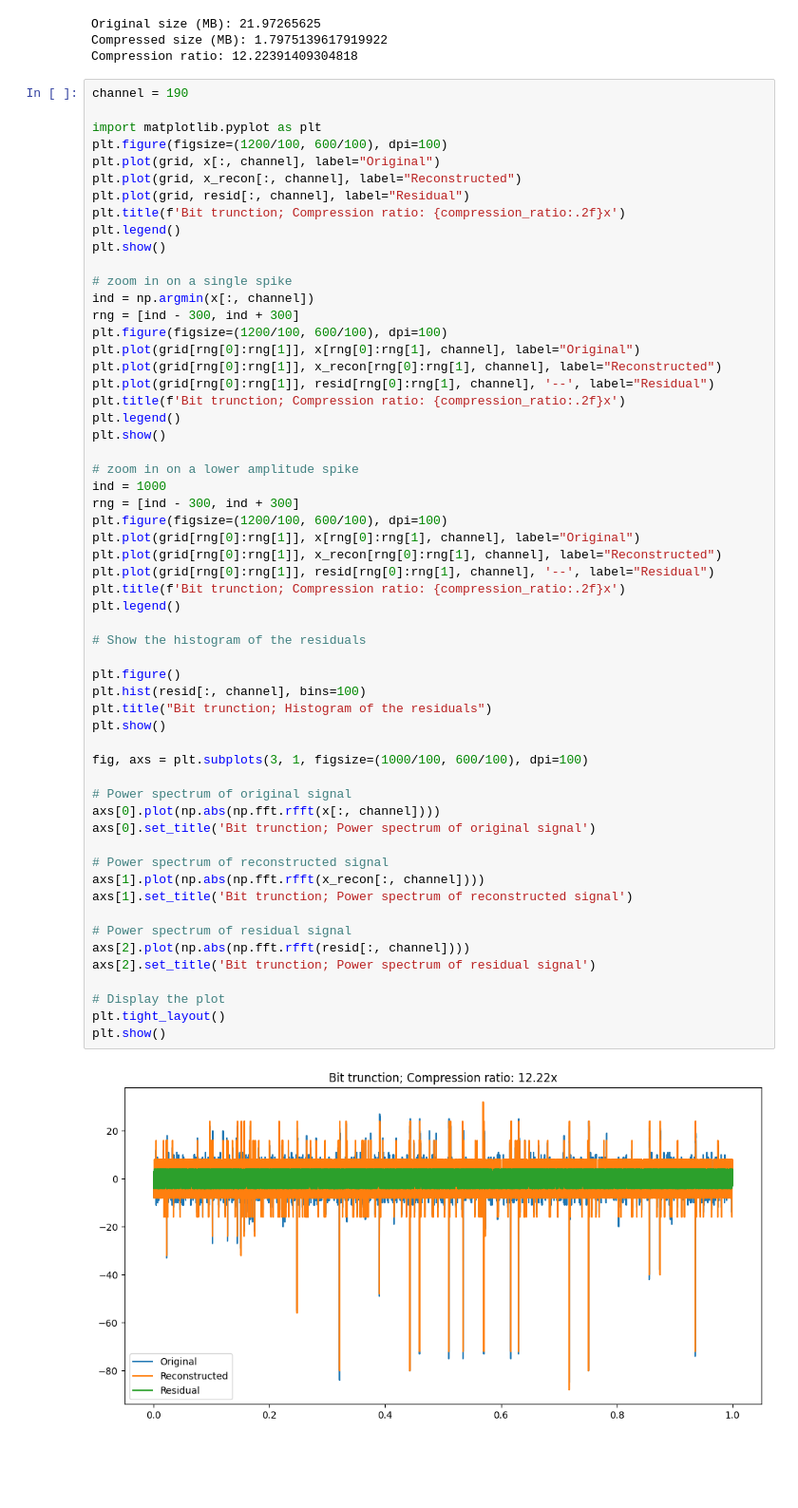
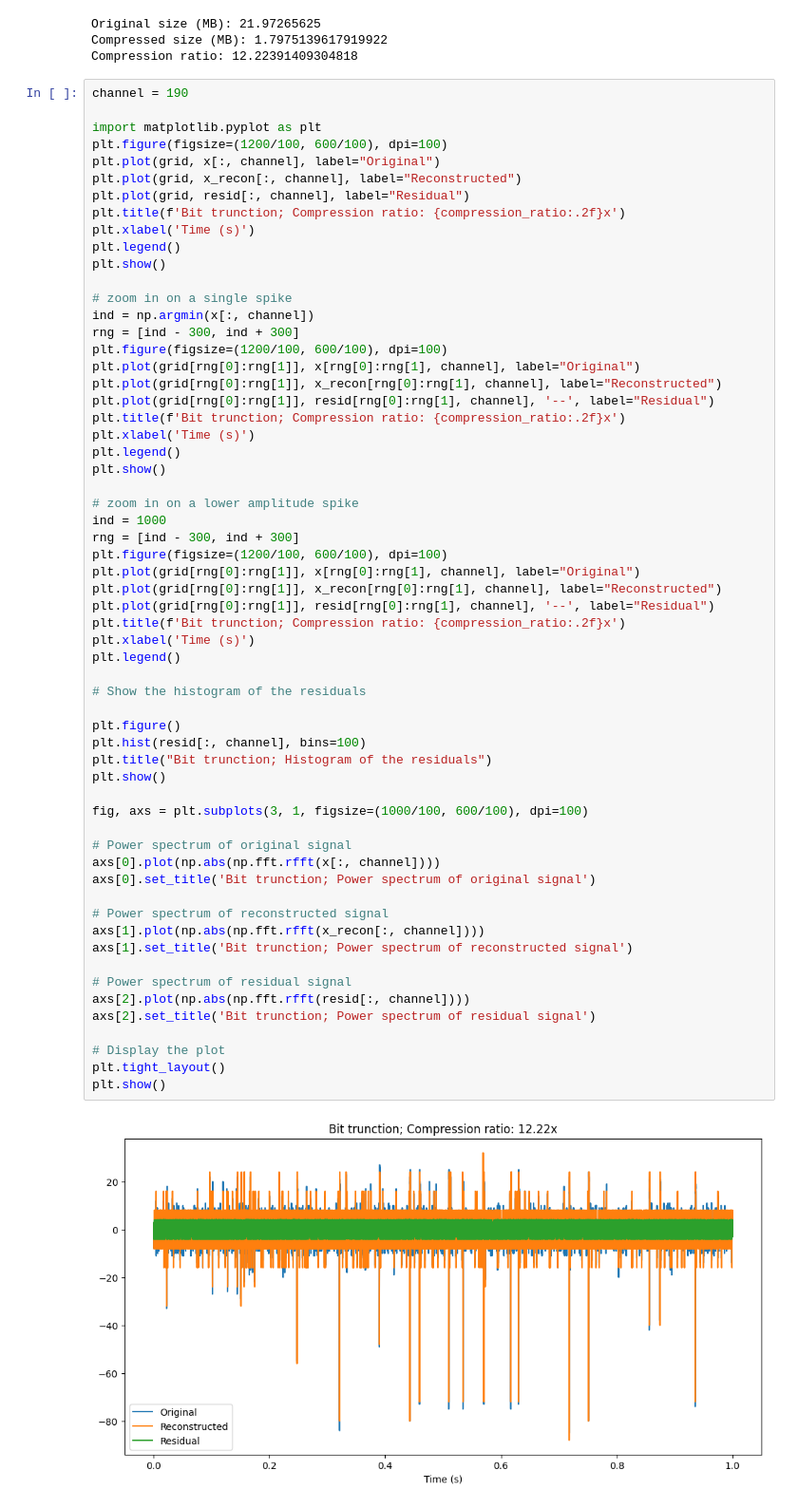
Before and after one commit to magland/qfc, a Jupyter notebook: qfc.ipynb, the cells around one changed output. Shown at 95% size. Saved outputs shown, nothing was run; the diff lists cells and outputs as text; blank space fills up the shorter version.

Commit message:
update plots

```diff
--- a/qfc.ipynb
+++ b/qfc.ipynb
@@ -438,6 +444,7 @@ plt.plot(grid, x[:, channel], label="Original")
 plt.plot(grid, x_recon[:, channel], label="Reconstructed")
 plt.plot(grid, resid[:, channel], label="Residual")
 plt.title(f'Bit trunction; Compression ratio: {compression_ratio:.2f}x')
+plt.xlabel('Time (s)')
 plt.legend()
 plt.show()
 
@@ -449,6 +456,7 @@ plt.plot(grid[rng[0]:rng[1]], x[rng[0]:rng[1], channel], label="Original")
 plt.plot(grid[rng[0]:rng[1]], x_recon[rng[0]:rng[1], channel], label="Reconstructed")
 plt.plot(grid[rng[0]:rng[1]], resid[rng[0]:rng[1], channel], '--', label="Residual")
 plt.title(f'Bit trunction; Compression ratio: {compression_ratio:.2f}x')
+plt.xlabel('Time (s)')
 plt.legend()
 plt.show()
 
@@ -460,31 +468,32 @@ plt.plot(grid[rng[0]:rng[1]], x[rng[0]:rng[1], channel], label="Original")
 plt.plot(grid[rng[0]:rng[1]], x_recon[rng[0]:rng[1], channel], label="Reconstructed")
 plt.plot(grid[rng[0]:rng[1]], resid[rng[0]:rng[1], channel], '--', label="Residual")
 plt.title(f'Bit trunction; Compression ratio: {compression_ratio:.2f}x')
+plt.xlabel('Time (s)')
 plt.legend()
 
 # Show the histogram of the residuals
 
 plt.figure()
 plt.hist(resid[:, channel], bins=100)
 plt.title("Bit trunction; Histogram of the residuals")
 plt.show()
 
 fig, axs = plt.subplots(3, 1, figsize=(1000/100, 600/100), dpi=100)
 
 # Power spectrum of original signal
 axs[0].plot(np.abs(np.fft.rfft(x[:, channel])))
 axs[0].set_title('Bit trunction; Power spectrum of original signal')
 
 # Power spectrum of reconstructed signal
 axs[1].plot(np.abs(np.fft.rfft(x_recon[:, channel])))
 axs[1].set_title('Bit trunction; Power spectrum of reconstructed signal')
 
 # Power spectrum of residual signal
 axs[2].plot(np.abs(np.fft.rfft(resid[:, channel])))
 axs[2].set_title('Bit trunction; Power spectrum of residual signal')
 
 # Display the plot
 plt.tight_layout()
 plt.show()
 # %% [output]
-[figure, old version]
+[figure, new version]
```
Also changed, not shown: parts of 6 cells of this notebook.
